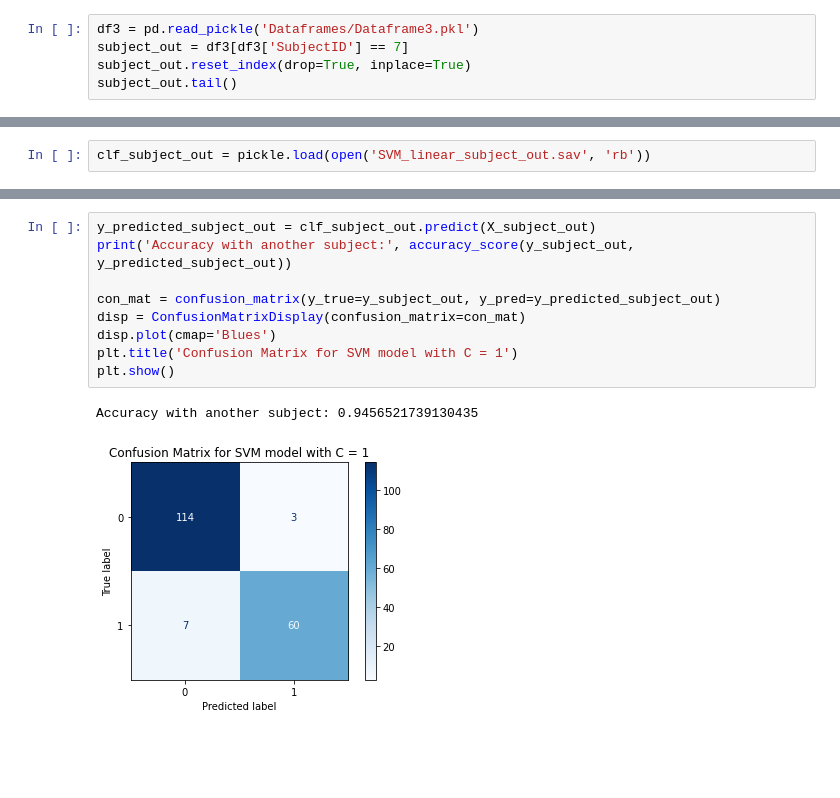
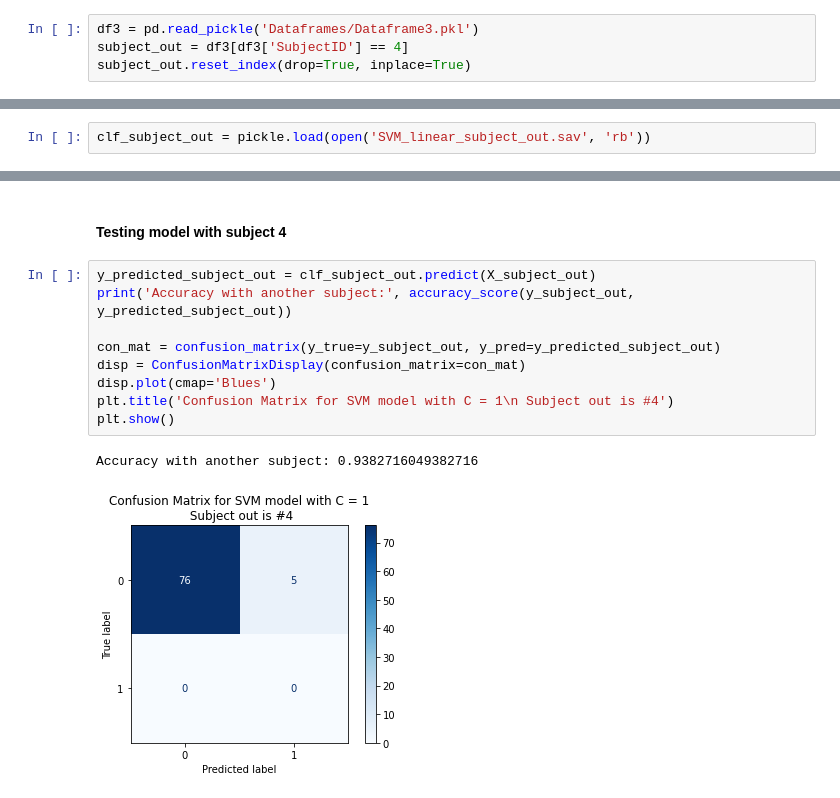
Before and after one commit to teddsords/Fall-Detection-and-Notification-System, a Jupyter notebook: SVM Models.ipynb, the cells around one changed output, grey strips where cells are left out. Drawn from its saved outputs; the diff is of its cells as text; blank space fills up the shorter version.

```diff
--- a/SVM Models.ipynb
+++ b/SVM Models.ipynb
@@ -496,5 +529,4 @@ pickle.dump(clf3, open(filename, 'wb'))
 # %%
 df3 = pd.read_pickle('Dataframes/Dataframe3.pkl')
-subject_out = df3[df3['SubjectID'] == 7]
+subject_out = df3[df3['SubjectID'] == 4]
 subject_out.reset_index(drop=True, inplace=True)
-subject_out.tail()
@@ -535,12 +544,14 @@ y_subject_out = subject_out['Fall']
+# %% [markdown]
+#### Testing model with subject 4
 # %%
 y_predicted_subject_out = clf_subject_out.predict(X_subject_out)
 print('Accuracy with another subject:', accuracy_score(y_subject_out, y_predicted_subject_out))
 
 con_mat = confusion_matrix(y_true=y_subject_out, y_pred=y_predicted_subject_out)
 disp = ConfusionMatrixDisplay(confusion_matrix=con_mat)
 disp.plot(cmap='Blues')
-plt.title('Confusion Matrix for SVM model with C = 1')
+plt.title('Confusion Matrix for SVM model with C = 1\n Subject out is #4')
 plt.show()
 # %% [output]
-Accuracy with another subject: 0.9456521739130435
+Accuracy with another subject: 0.9382716049382716
-[figure, old version]
+[figure, new version]
```
Also changed, not shown: parts of 35 cells of this notebook.
